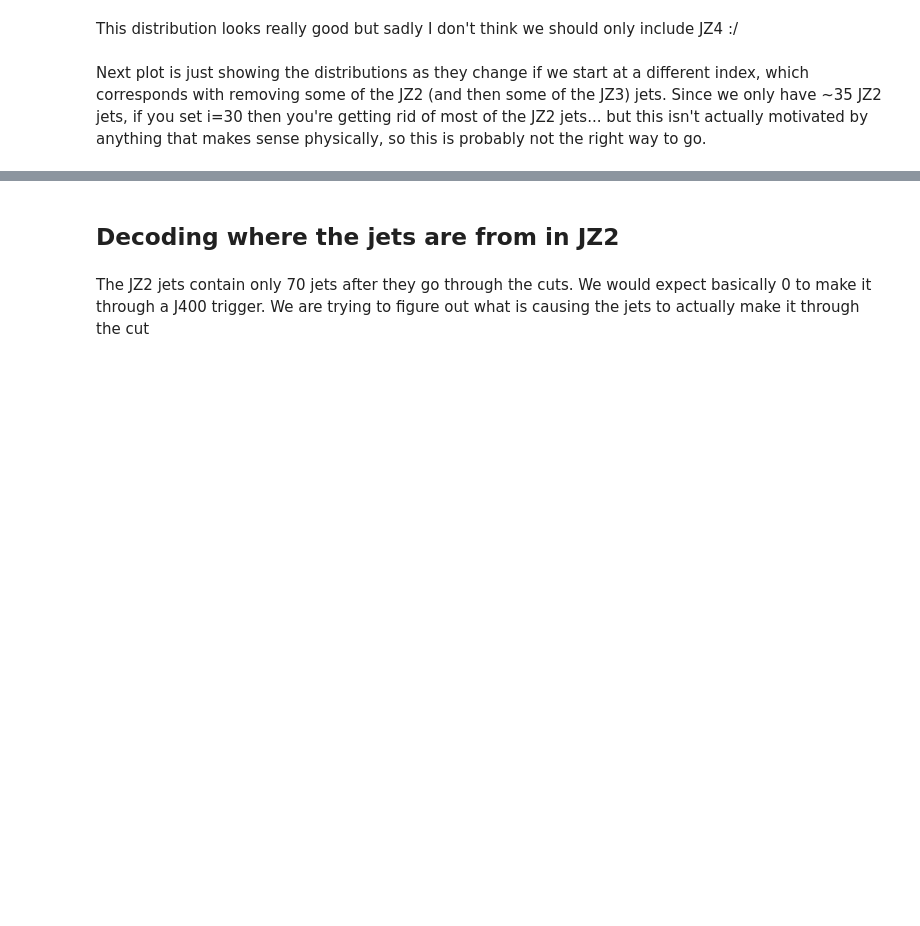
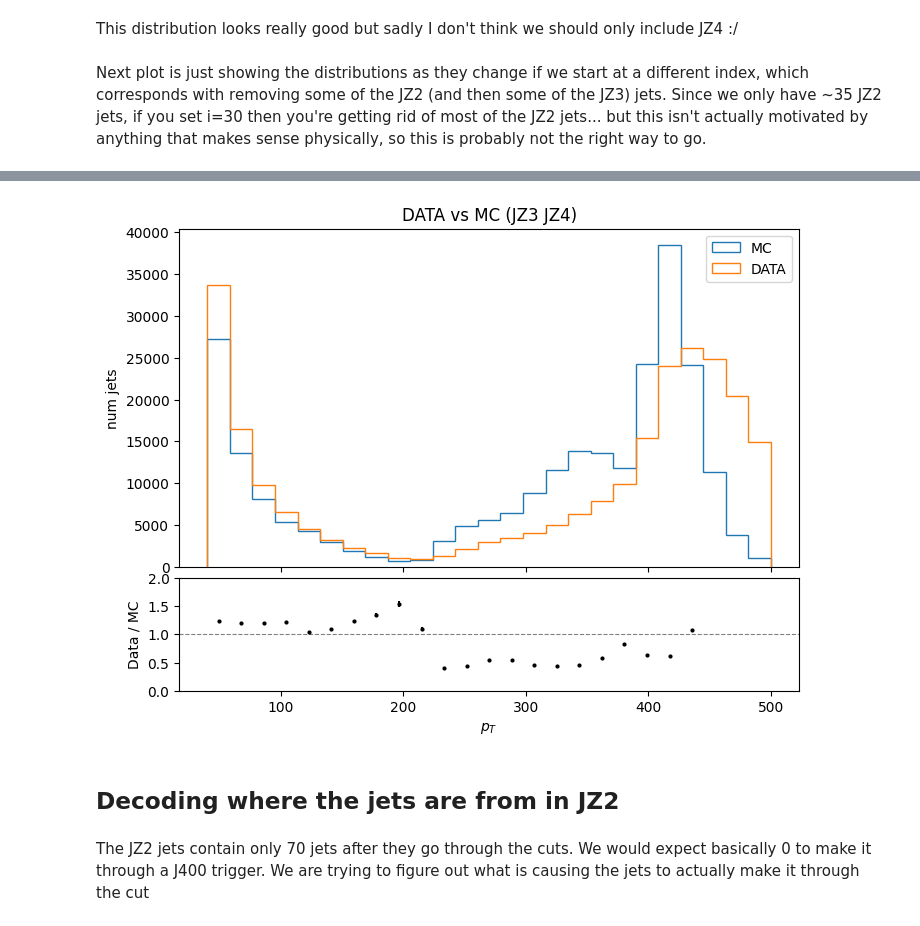
Before and after one commit to gordonwatts/sx_training_fetch, a Jupyter notebook: notebooks/008 - CR_region.ipynb, the cells around one changed output, grey strips where cells are left out. Cells and saved outputs as stored; diff of their text form; code cells hidden in the pictures; blank space fills up the shorter version.

```diff
--- a/notebooks/008 - CR_region.ipynb
+++ b/notebooks/008 - CR_region.ipynb
@@ -363,3 +368,11 @@ plot_ratio(comb_no_pu.pt[i:], data_ds.pt, normalization(comb_no_pu.rescaled_mcEv
+# %%
+full_jz3_jz4 = ak.concatenate([jz3, jz4])
+# %%
+plot_ratio(full_jz3_jz4.pt, data_ds.pt, normalization(full_jz3_jz4.rescaled_mcEventWeight, len(data_ds)),
+           mc_label="MC", data_label="DATA",
+           title="DATA vs MC (JZ3 JZ4)")
+# %% [output]
+[figure, added]
 # %% [markdown]
 ## Decoding where the jets are from in JZ2
 # %% [markdown]
```
Also changed, not shown: parts of 10 cells of this notebook, 3 other files.
